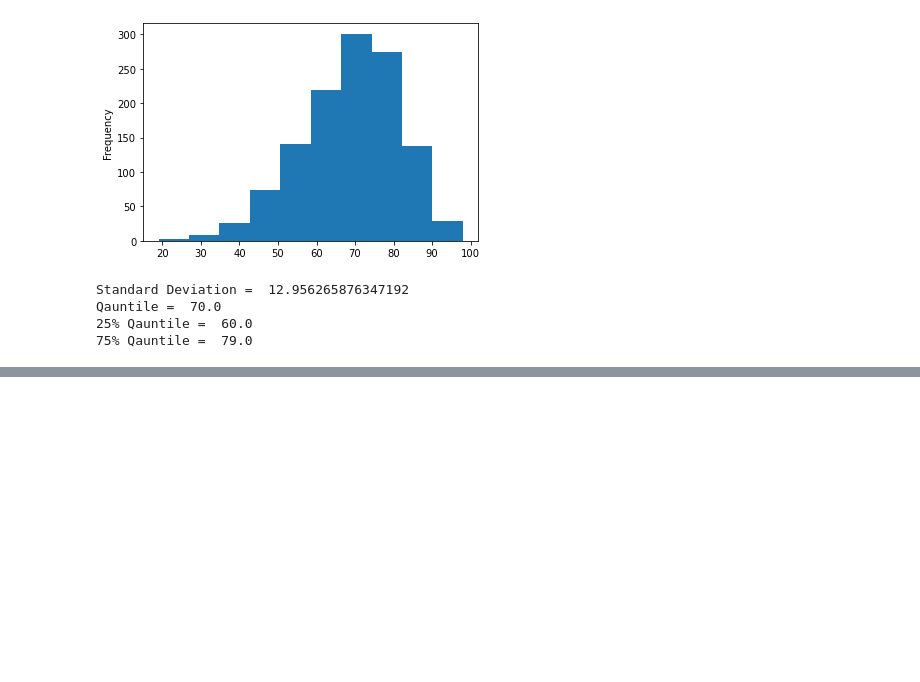
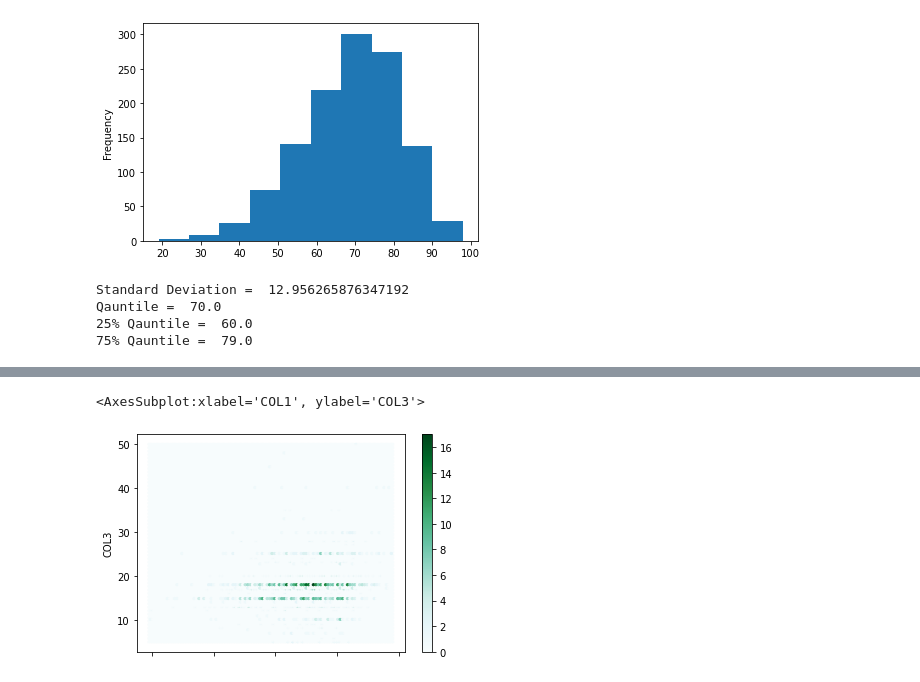
Before and after one commit to leozitopaiva/csx4501, a Jupyter notebook: assignment-05-Leonardo Paiva.ipynb, the cells around one changed output, grey strips where cells are left out. Saved outputs shown, nothing was run; the diff lists cells and outputs as text; code cells hidden in the pictures; blank space fills up the shorter version.

```diff
--- a/assignment-05-Leonardo Paiva.ipynb
+++ b/assignment-05-Leonardo Paiva.ipynb
@@ -71,0 +127,7 @@ Qauntile =  70.0
+# %%
+df.plot(kind='hexbin',
+        x='COL1',
+        y='COL3')
+# %% [output]
+<AxesSubplot:xlabel='COL1', ylabel='COL3'>
+[figure, added]
```
Also changed, not shown: parts of 9 cells of this notebook.
